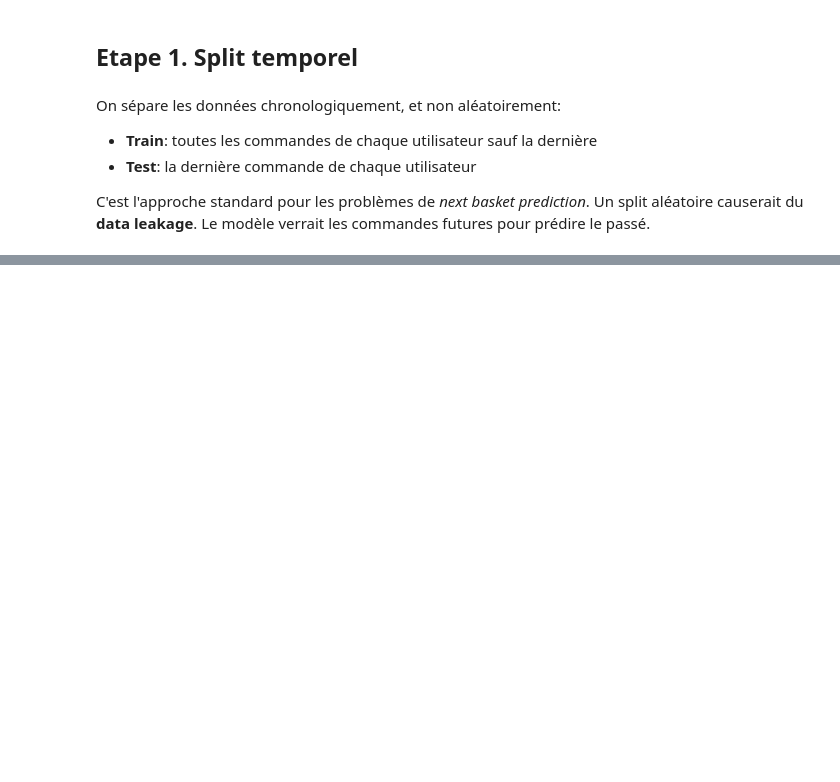
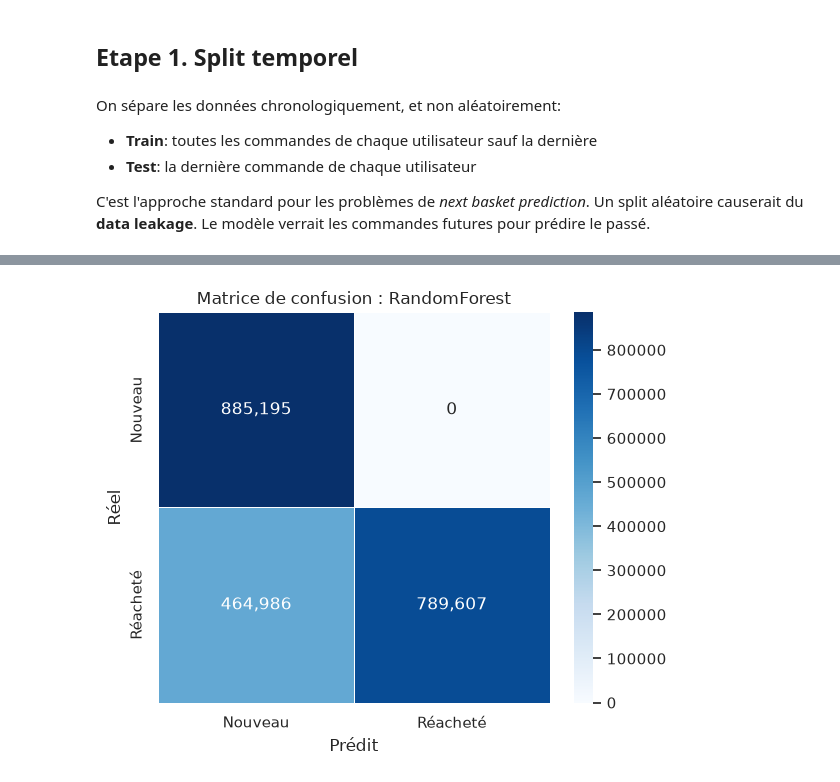
Before and after one commit to aurore204/Grocery-EDA-Reorder-Prediction, a Jupyter notebook: notebooks/ml_reorder_prediction.ipynb, the cells around one changed output, grey strips where cells are left out. Drawn from its saved outputs; the diff is of its cells as text; code cells hidden in the pictures; blank space fills up the shorter version.

```diff
--- a/notebooks/ml_reorder_prediction.ipynb
+++ b/notebooks/ml_reorder_prediction.ipynb
@@ -106,0 +203,5 @@ ReorderPipeline(data=          order_id  product_id  add_to_cart_order  reordere
+# %%
+# Classification report du meilleur modèle
+best_model: int | str = results["f1"].idxmax()
+print(f"Meilleur modèle (F1) : {best_model}\n")
+print(pipeline.get_classification_report(best_model))
@@ -106,0 +219,19 @@ ReorderPipeline(data=          order_id  product_id  add_to_cart_order  reordere
+# %%
+# Matrice de confusion du meilleur modèle
+cm = pipeline.get_confusion_matrix(best_model)
+
+fig, ax = plt.subplots(figsize=(6, 5))
+sns.heatmap(
+    cm, annot=True, fmt=",d", cmap="Blues",
+    xticklabels=["Nouveau", "Réacheté"],
+    yticklabels=["Nouveau", "Réacheté"],
+    linewidths=0.5, linecolor="white",
+    ax=ax
+)
+ax.set_xlabel("Prédit")
+ax.set_ylabel("Réel")
+ax.set_title(f"Matrice de confusion : {best_model}")
+plt.tight_layout()
+plt.show()
+# %% [output]
+[figure, added]
```
Also changed, not shown: parts of 13 cells of this notebook, 1 other file.
